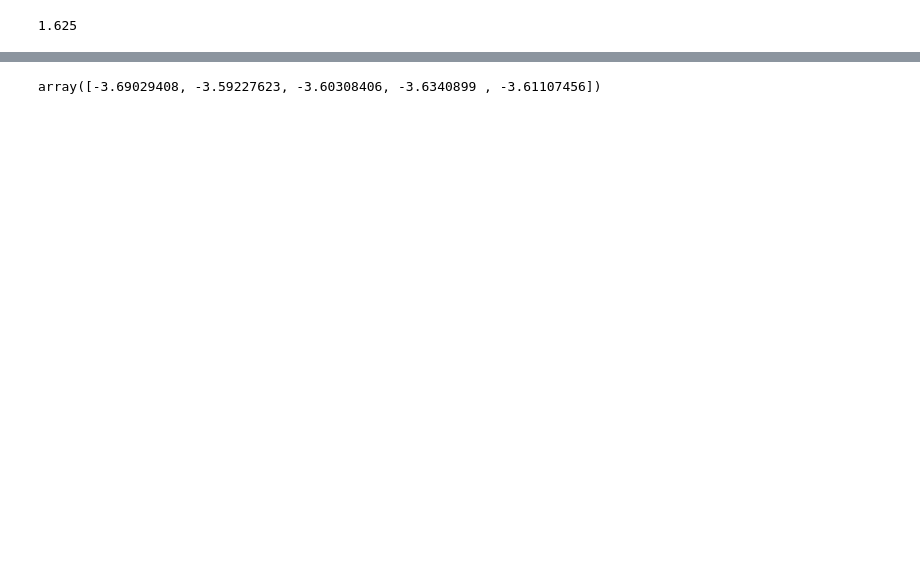
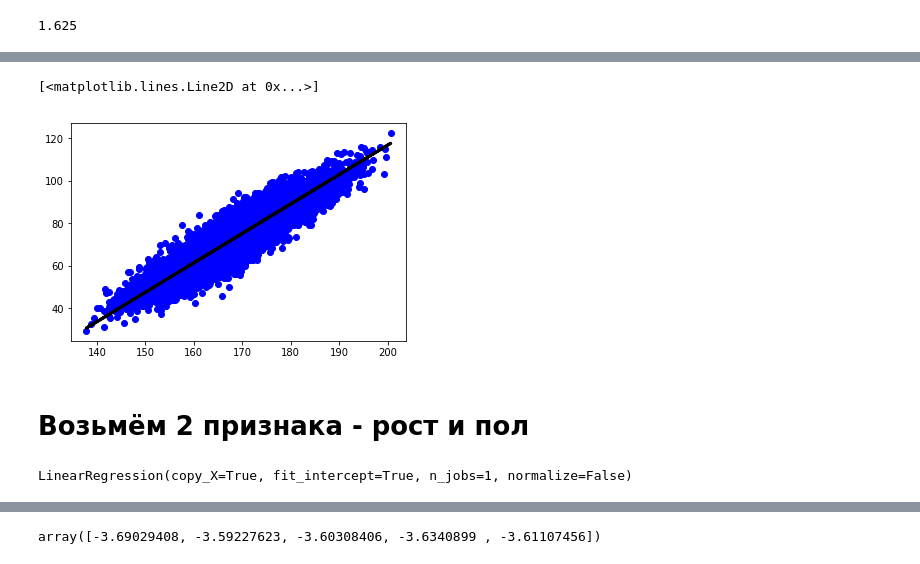
Before and after one commit to Eldar7/shift, a Jupyter notebook: HeightWeight.ipynb, the cells around one changed output, grey strips where cells are left out. Saved outputs shown, nothing was run; the diff lists cells and outputs as text; code cells hidden in the pictures; blank space fills up the shorter version.

```diff
--- a/HeightWeight.ipynb
+++ b/HeightWeight.ipynb
@@ -107,0 +122,2 @@ mean_absolute_error(y_true_example, y_pred_example)
+# %%
+lr.fit(X_train[['Is_Man']], y_train)
@@ -117,0 +168,2 @@ mean_absolute_error(y_test, y_pred)
+# %%
+lr.fit(X_train[['Height']], y_train)
@@ -117,0 +209,12 @@ mean_absolute_error(y_test, y_pred)
+# %%
+plt.plot(df.iloc[:,1], df.iloc[:,2], 'bo');
+plt.plot(df[['Height']], lr.predict(df[['Height']]), color='black', linewidth=3)
+# %% [output]
+[<matplotlib.lines.Line2D at 0x...>]
+[figure, added]
+# %% [markdown]
+# Возьмём 2 признака - рост и пол
+# %%
+lr.fit(X_train, y_train)
+# %% [output]
+LinearRegression(copy_X=True, fit_intercept=True, n_jobs=1, normalize=False)
```
Also changed, not shown: parts of 65 cells of this notebook, 6 other files.
